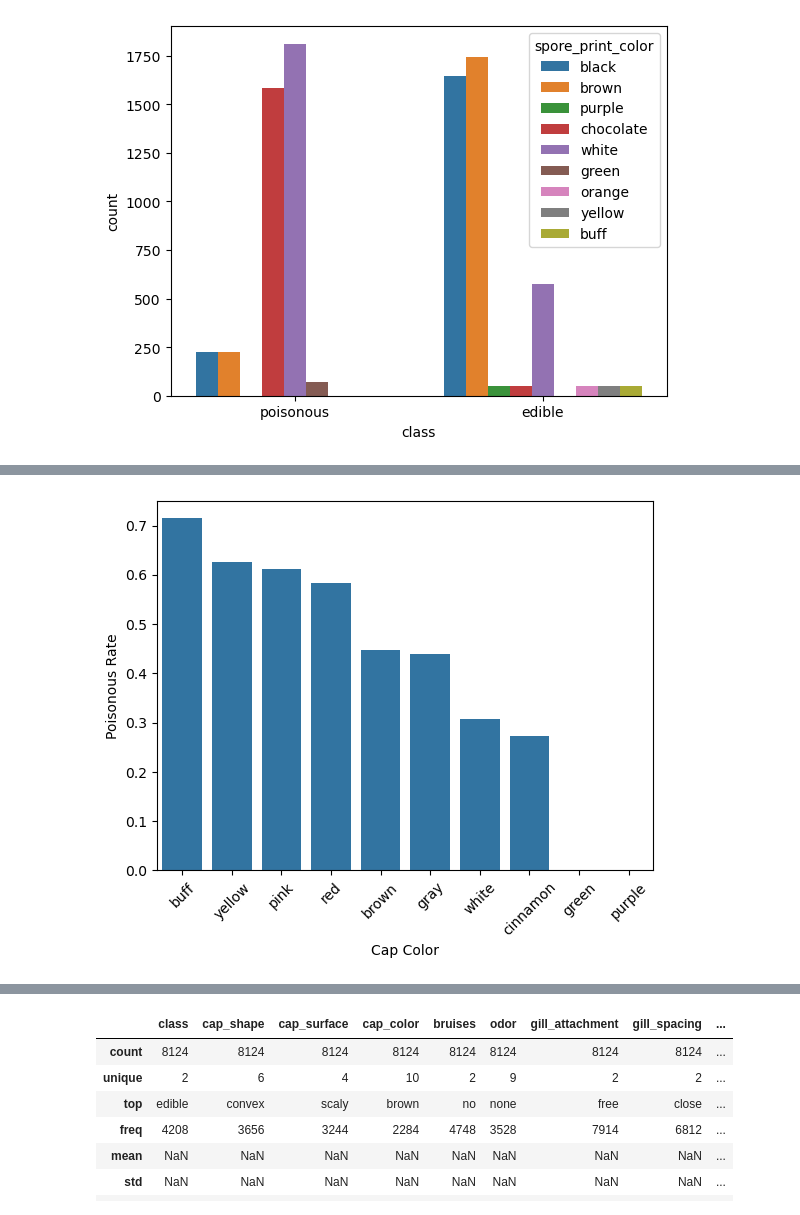
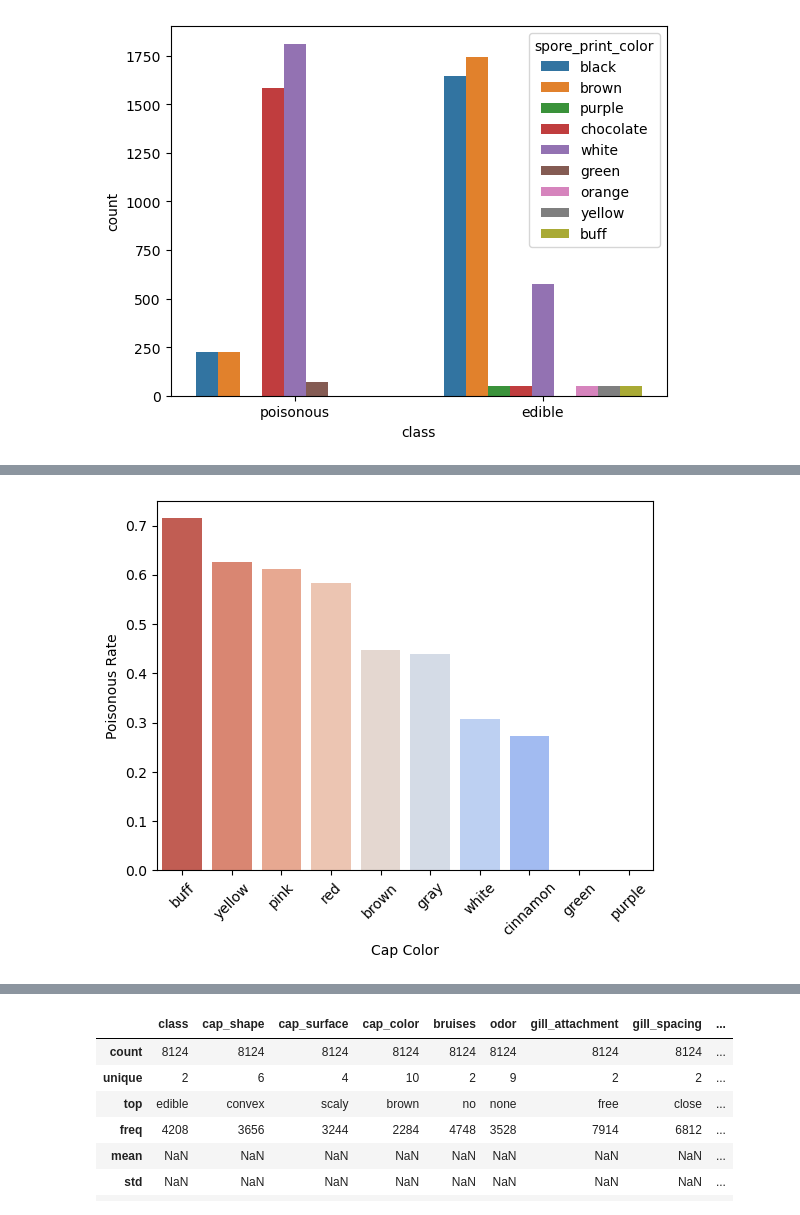
Before and after one commit to cskelly665-byte/mushroom-project, a Jupyter notebook: mushroom_analysis.ipynb, the cells around one changed output, grey strips where cells are left out. Cells and saved outputs as stored; diff of their text form; code cells hidden in the pictures.

```diff
--- a/mushroom_analysis.ipynb
+++ b/mushroom_analysis.ipynb
@@ -152,11 +160,11 @@ cap_color_rates = df.groupby("cap_color")['poisonous_binary'].mean().sort_values
 # %%
-sns.barplot(x=cap_color_rates.index, y=cap_color_rates.values) #index = labels, y = actual values
-plib.xlabel("Cap Color") # display title
-plib.ylabel("Poisonous Rate") # display title
-plib.xticks(rotation=45) # turn x axis names 45 degrees
+sns.barplot(x=cap_color_rates.index, y=cap_color_rates.values, palette="coolwarm_r")  #index = labels, values = rates of the data
+plib.xlabel("Cap Color")
+plib.ylabel("Poisonous Rate")
+plib.xticks(rotation=45)
 plib.show()
 # %% [output]
-[figure, old version]
+[figure, new version]
 # %%
 gill_color_rates = df.groupby("gill_color")['poisonous_binary'].mean().sort_values(ascending=False)
 # %%
```
Also changed, not shown: parts of 12 cells of this notebook.
